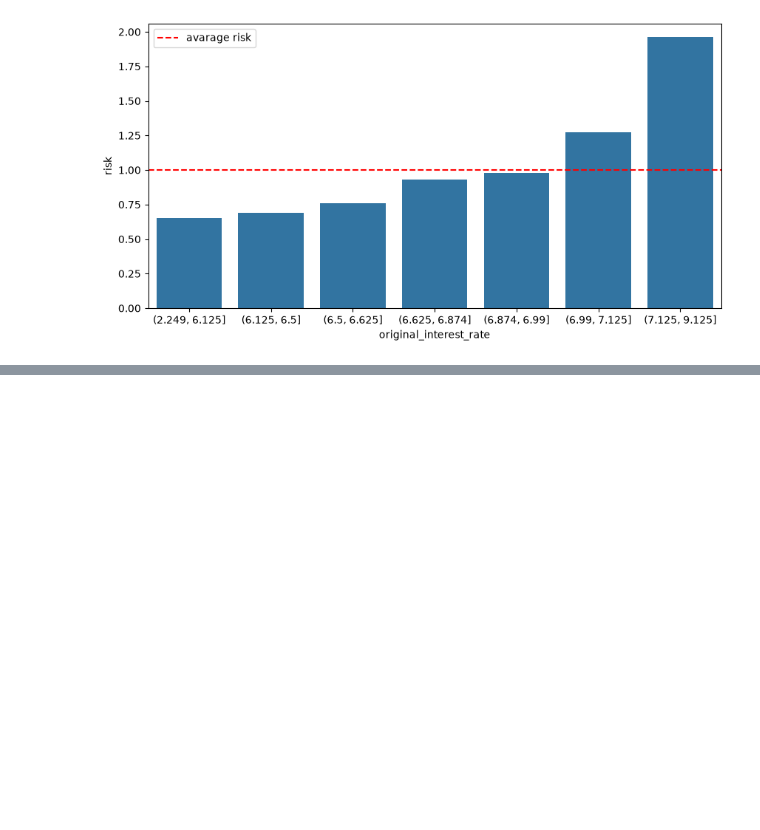
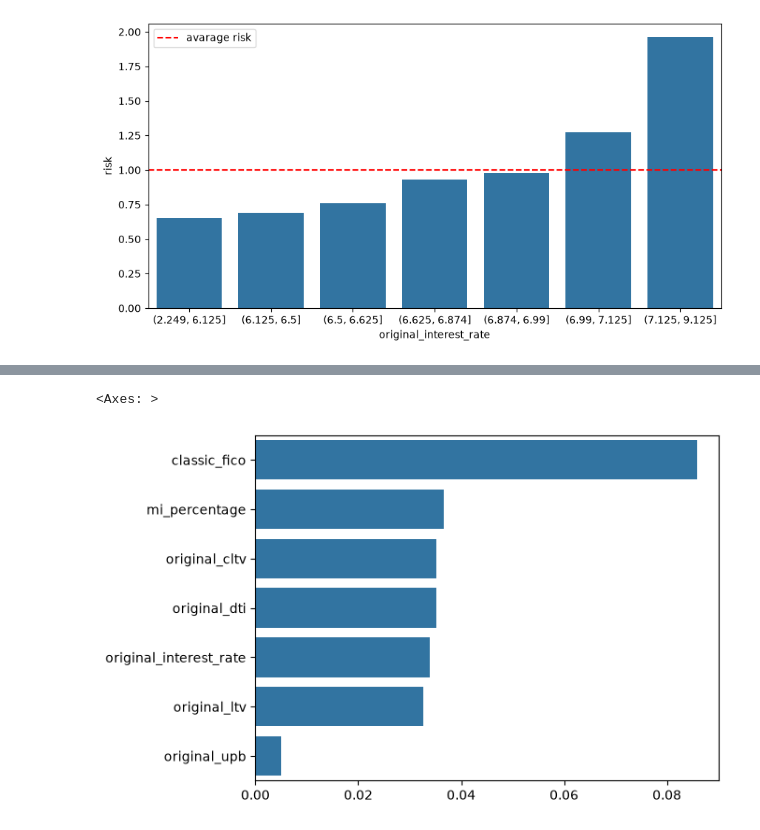
Before and after one commit to luke235422/Freddie-Mac-ML-progect, a Jupyter notebook: model_1.ipynb, the cells around one changed output, grey strips where cells are left out. Cells and saved outputs as stored; diff of their text form; code cells hidden in the pictures; blank space fills up the shorter version.

```diff
--- a/model_1.ipynb
+++ b/model_1.ipynb
@@ -455,0 +514,9 @@ for col in numerical_columns:
+# %%
+model_df_eda = model_df_eda.fillna(0)
+
+correlation = model_df_eda[numerical_columns].corrwith(model_df_eda.target_90plus).abs().sort_values(ascending=False)
+
+sns.barplot(correlation,orient="h")
+# %% [output]
+<Axes: >
+[figure, added]
```
Also changed, not shown: parts of 12 cells of this notebook.
